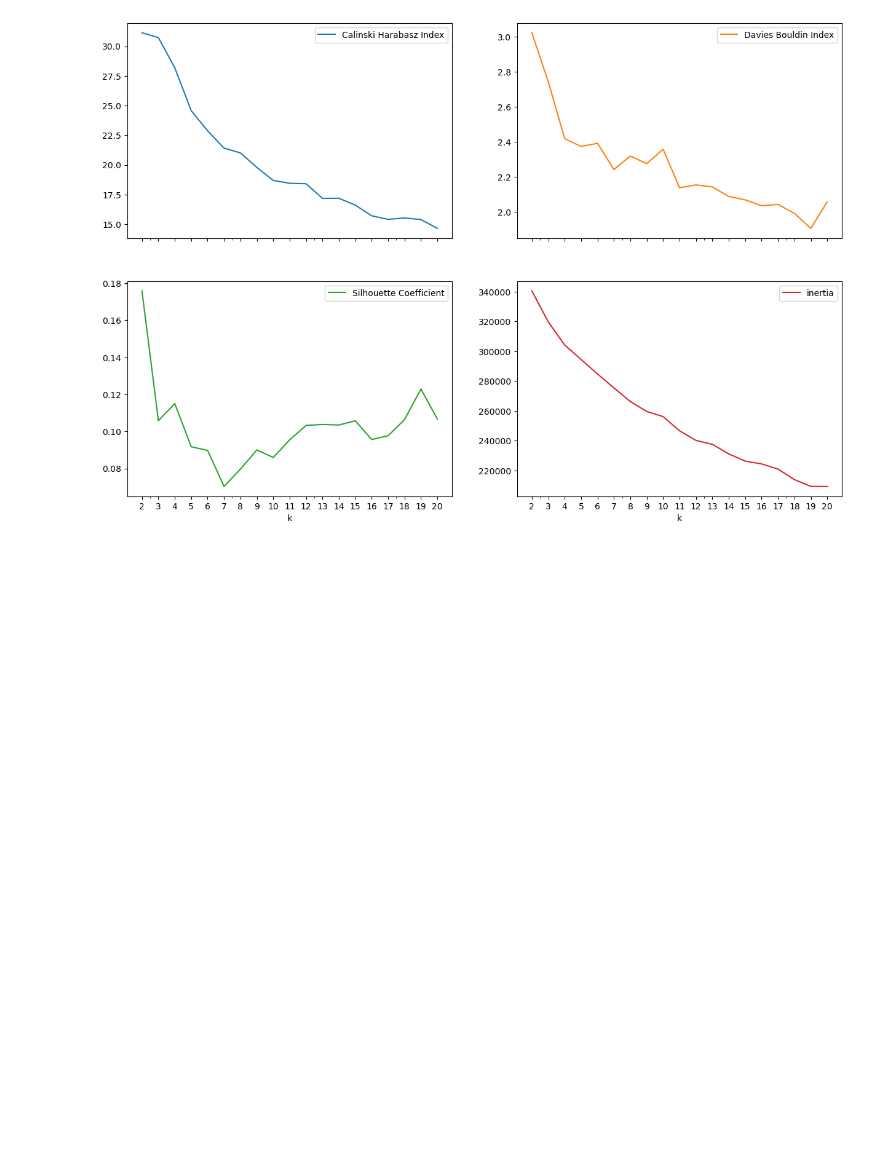
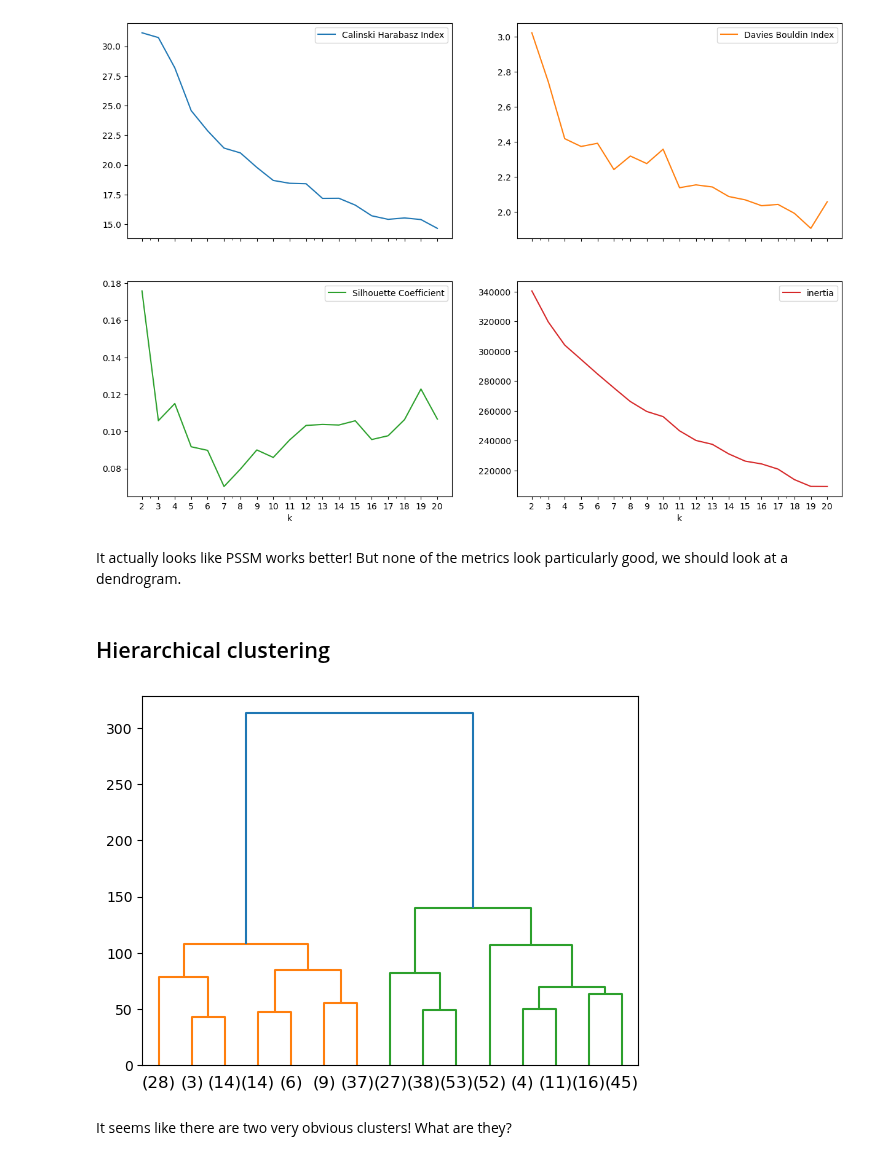
Before and after one commit to adenger/subpred4, a Jupyter notebook: notebooks/ecoli_clusters_protnlm.ipynb, the cells around one changed output. Saved outputs shown, nothing was run; the diff lists cells and outputs as text; code cells hidden in the pictures; blank space fills up the shorter version.

Commit message:
clustering

```diff
--- a/notebooks/ecoli_clusters_protnlm.ipynb
+++ b/notebooks/ecoli_clusters_protnlm.ipynb
@@ -529,3 +533,18 @@ cluster_plots(feature_protnlm)
 array([[<AxesSubplot:xlabel='k'>, <AxesSubplot:xlabel='k'>],
        [<AxesSubplot:xlabel='k'>, <AxesSubplot:xlabel='k'>]], dtype=object)
 [figure]
+# %% [markdown]
+It actually looks like PSSM works better! But none of the metrics look particularly good, we should look at a dendrogram.
+# %% [markdown]
+## Hierarchical clustering
+# %%
+from scipy.cluster import hierarchy
+from sklearn.preprocessing import scale
+linkage = hierarchy.linkage(scale(feature_pssm), method="ward")
+dendrogram = hierarchy.dendrogram(
+    linkage, truncate_mode="lastp", p=15
+)
+# %% [output]
+[figure, added]
+# %% [markdown]
+It seems like there are two very obvious clusters! What are they?
```
Also changed, not shown: parts of 6 cells of this notebook.
